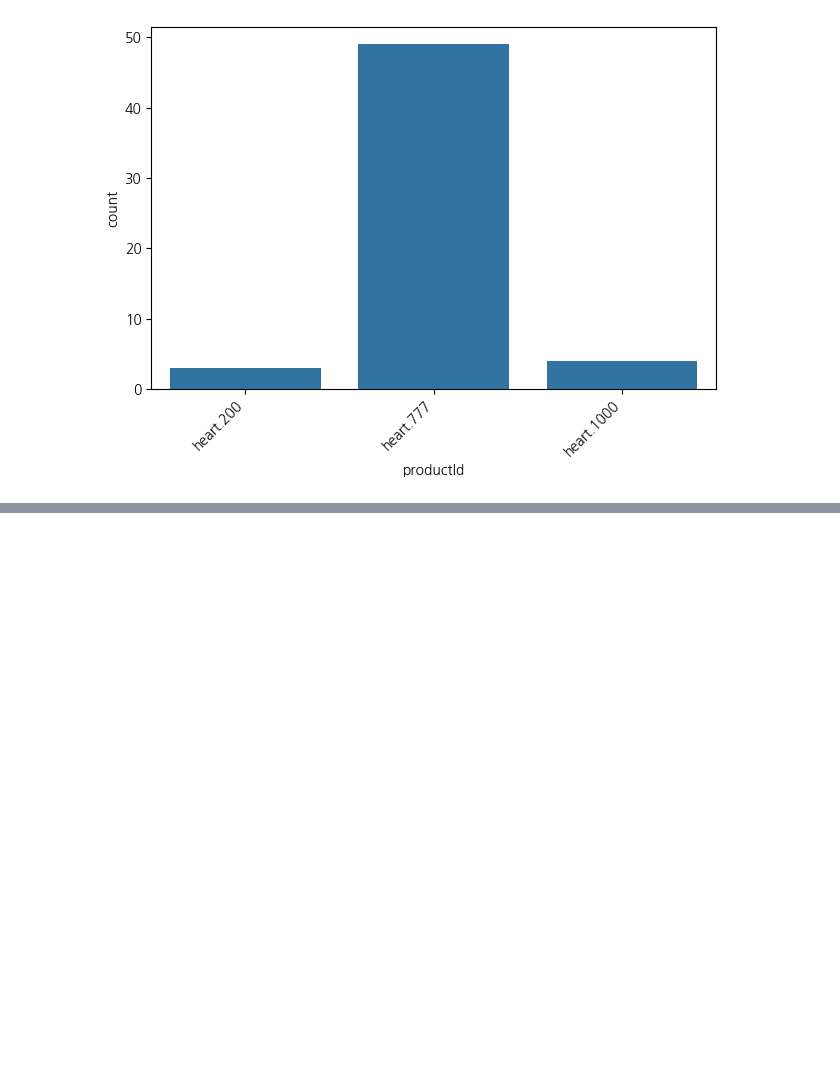
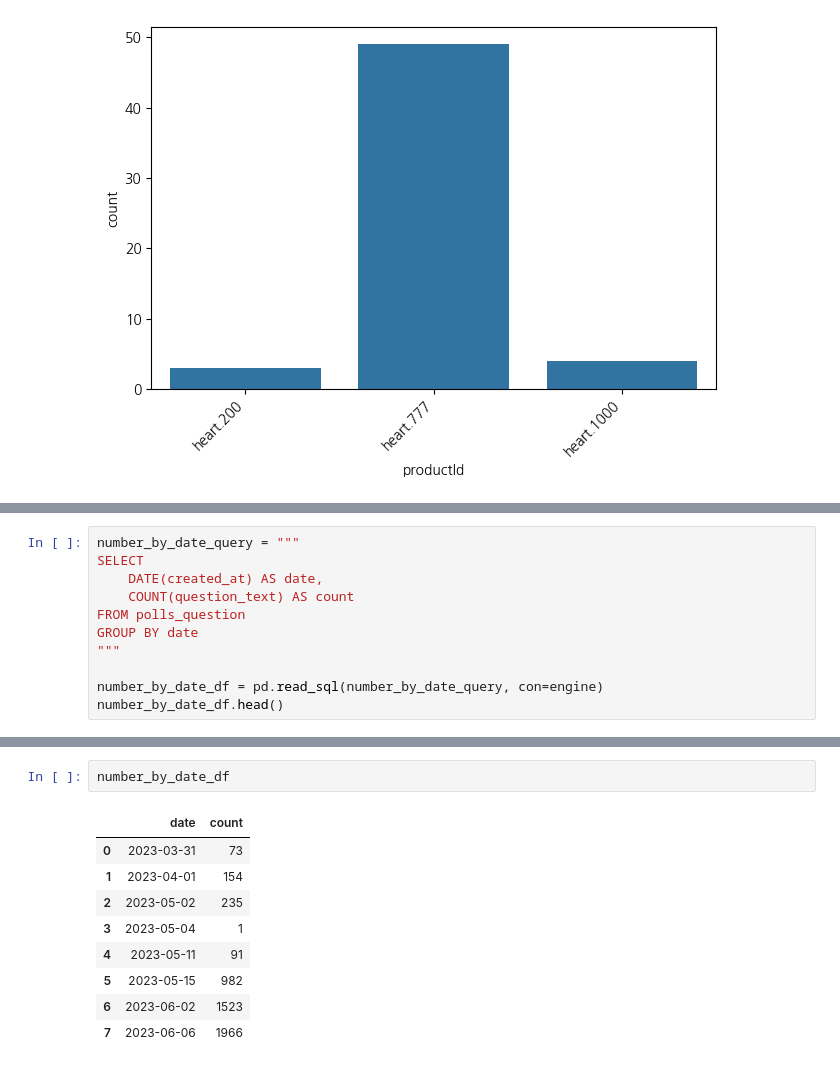
Before and after one commit to moon-aeon/final_project, a Jupyter notebook: notebooks/eda.ipynb, the cells around one changed output, grey strips where cells are left out. Cells and saved outputs as stored; diff of their text form; blank space fills up the shorter version.

```diff
--- a/notebooks/eda.ipynb
+++ b/notebooks/eda.ipynb
@@ -85,0 +167,11 @@ plt.show()
+# %%
+number_by_date_query = """
+SELECT
+    DATE(created_at) AS date,
+    COUNT(question_text) AS count
+FROM polls_question
+GROUP BY date
+"""
+
+number_by_date_df = pd.read_sql(number_by_date_query, con=engine)
+number_by_date_df.head()
@@ -85,0 +185,12 @@ plt.show()
+# %%
+number_by_date_df
+# %% [output]
+|  | date | count |
+| 0 | 2023-03-31 | 73 |
+| 1 | 2023-04-01 | 154 |
+| 2 | 2023-05-02 | 235 |
+| 3 | 2023-05-04 | 1 |
+| 4 | 2023-05-11 | 91 |
+| 5 | 2023-05-15 | 982 |
+| 6 | 2023-06-02 | 1523 |
+| 7 | 2023-06-06 | 1966 |
```
Also changed, not shown: parts of 9 cells of this notebook, 10 other files.
